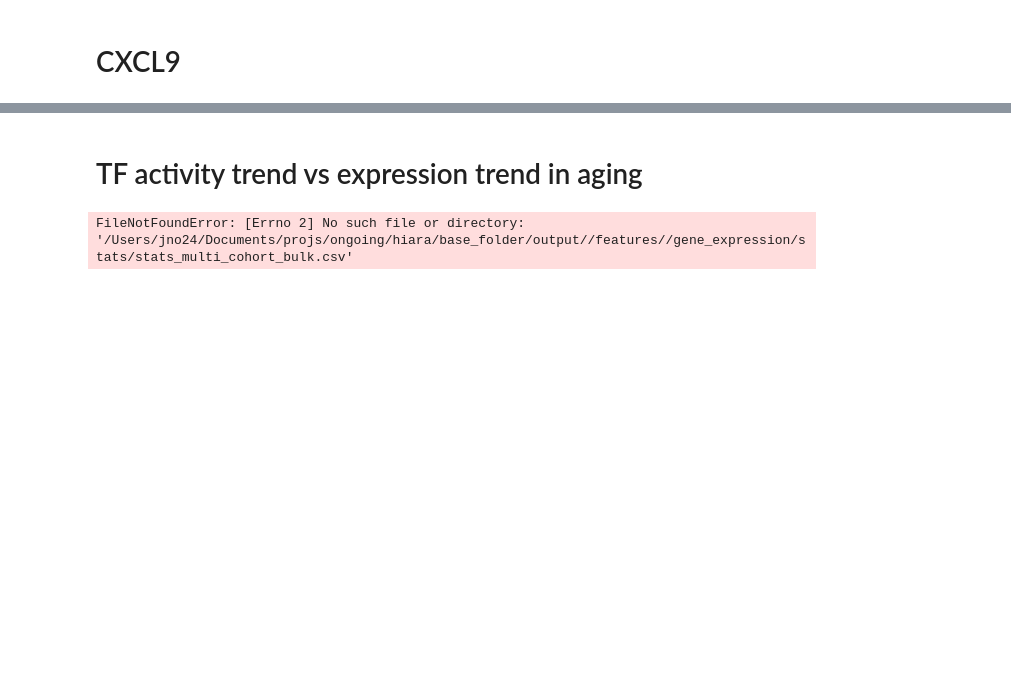
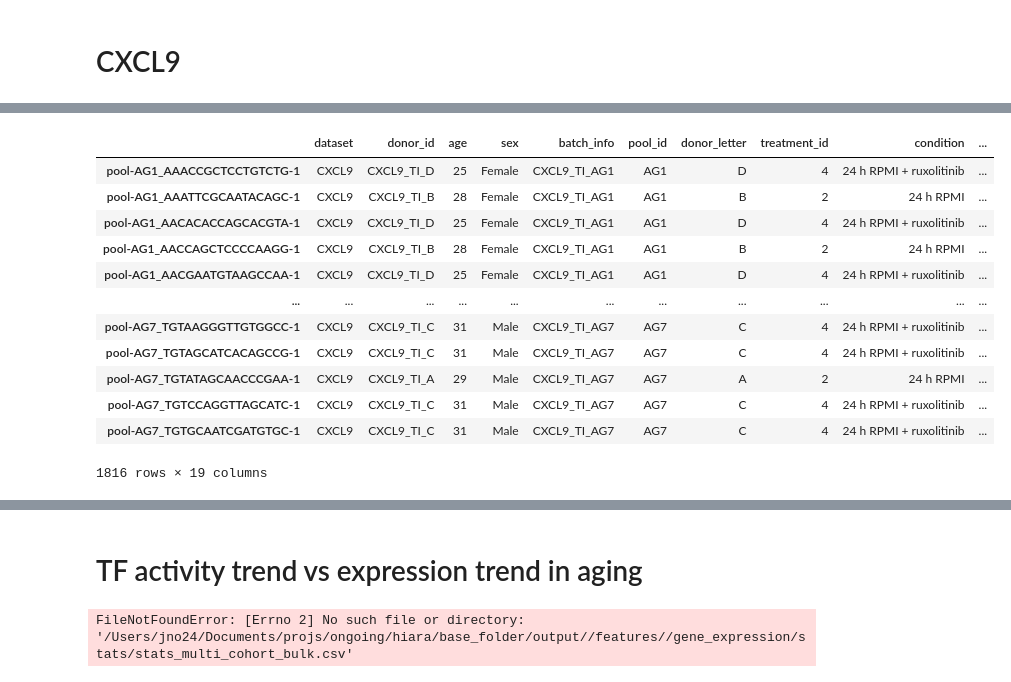
Before and after one commit to janursa/HIRA, a Jupyter notebook: notebooks/supp_results.ipynb, the cells around one changed output, grey strips where cells are left out. Saved outputs shown, nothing was run; the diff lists cells and outputs as text; code cells hidden in the pictures; blank space fills up the shorter version.

```diff
--- a/notebooks/supp_results.ipynb
+++ b/notebooks/supp_results.ipynb
@@ -410,0 +218,16 @@ MONO
+# %%
+adata_sub.obs
+# %% [output]
+|  | dataset | donor_id | age | sex | batch_info | pool_id | donor_letter | treatment_id | condition | ... |
+| pool-AG1_AAACCGCTCCTGTCTG-1 | CXCL9 | CXCL9_TI_D | 25 | Female | CXCL9_TI_AG1 | AG1 | D | 4 | 24 h RPMI + ruxolitinib | ... |
+| pool-AG1_AAATTCGCAATACAGC-1 | CXCL9 | CXCL9_TI_B | 28 | Female | CXCL9_TI_AG1 | AG1 | B | 2 | 24 h RPMI | ... |
+| pool-AG1_AACACACCAGCACGTA-1 | CXCL9 | CXCL9_TI_D | 25 | Female | CXCL9_TI_AG1 | AG1 | D | 4 | 24 h RPMI + ruxolitinib | ... |
+| pool-AG1_AACCAGCTCCCCAAGG-1 | CXCL9 | CXCL9_TI_B | 28 | Female | CXCL9_TI_AG1 | AG1 | B | 2 | 24 h RPMI | ... |
+| pool-AG1_AACGAATGTAAGCCAA-1 | CXCL9 | CXCL9_TI_D | 25 | Female | CXCL9_TI_AG1 | AG1 | D | 4 | 24 h RPMI + ruxolitinib | ... |
+| ... | ... | ... | ... | ... | ... | ... | ... | ... | ... | ... |
+| pool-AG7_TGTAAGGGTTGTGGCC-1 | CXCL9 | CXCL9_TI_C | 31 | Male | CXCL9_TI_AG7 | AG7 | C | 4 | 24 h RPMI + ruxolitinib | ... |
+| pool-AG7_TGTAGCATCACAGCCG-1 | CXCL9 | CXCL9_TI_C | 31 | Male | CXCL9_TI_AG7 | AG7 | C | 4 | 24 h RPMI + ruxolitinib | ... |
+| pool-AG7_TGTATAGCAACCCGAA-1 | CXCL9 | CXCL9_TI_A | 29 | Male | CXCL9_TI_AG7 | AG7 | A | 2 | 24 h RPMI | ... |
+| pool-AG7_TGTCCAGGTTAGCATC-1 | CXCL9 | CXCL9_TI_C | 31 | Male | CXCL9_TI_AG7 | AG7 | C | 4 | 24 h RPMI + ruxolitinib | ... |
+| pool-AG7_TGTGCAATCGATGTGC-1 | CXCL9 | CXCL9_TI_C | 31 | Male | CXCL9_TI_AG7 | AG7 | C | 4 | 24 h RPMI + ruxolitinib | ... |
+1816 rows × 19 columns
```
Also changed, not shown: parts of 25 cells of this notebook, 12 other files.
